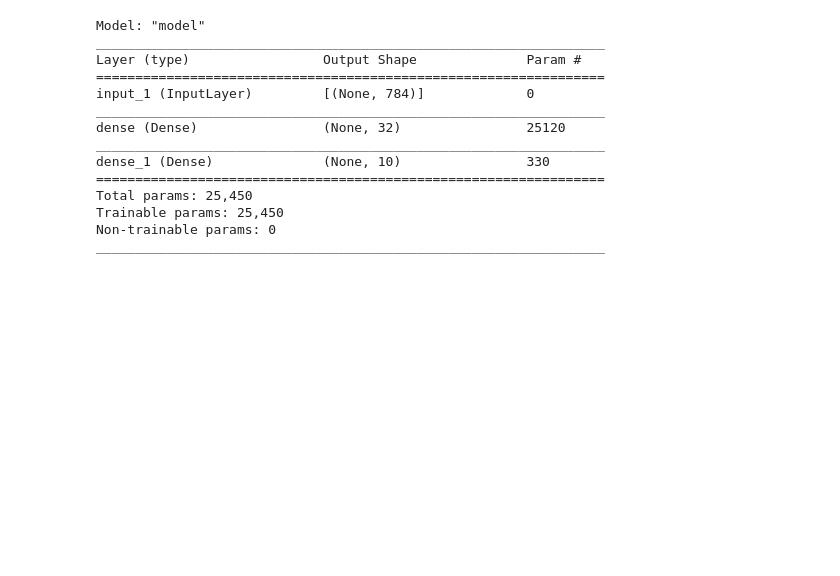
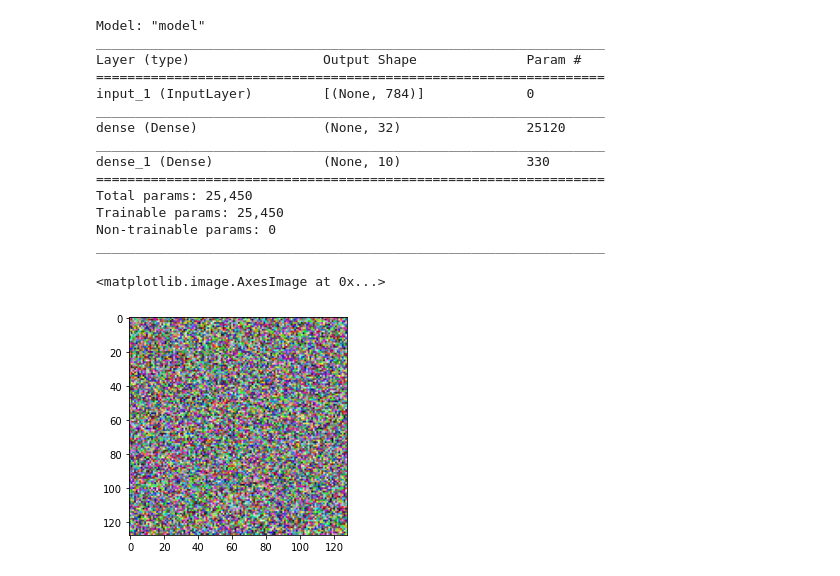
Before and after one commit to monjoybme/Neural-Studio, a Jupyter notebook: scripts/trainer.ipynb, the cells around one changed output. Cells and saved outputs as stored; diff of their text form; code cells hidden in the pictures; blank space fills up the shorter version.

```diff
--- a/scripts/trainer.ipynb
+++ b/scripts/trainer.ipynb
@@ -208,0 +215,7 @@ dumps([
+# %%
+images = np.random.randint(0,255,(128,128,3)).astype(np.uint8)
+# %%
+plt.imshow(images)
+# %% [output]
+<matplotlib.image.AxesImage at 0x...>
+[figure, added]
```
Also changed, not shown: parts of 2 cells of this notebook, 21 other files.
